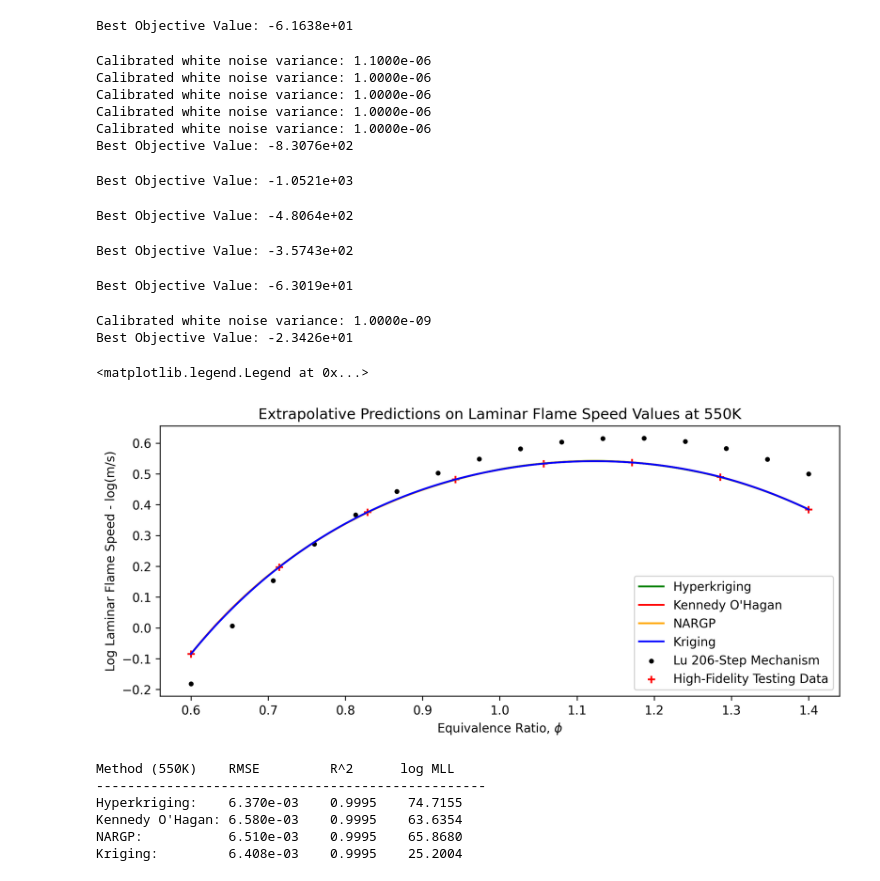
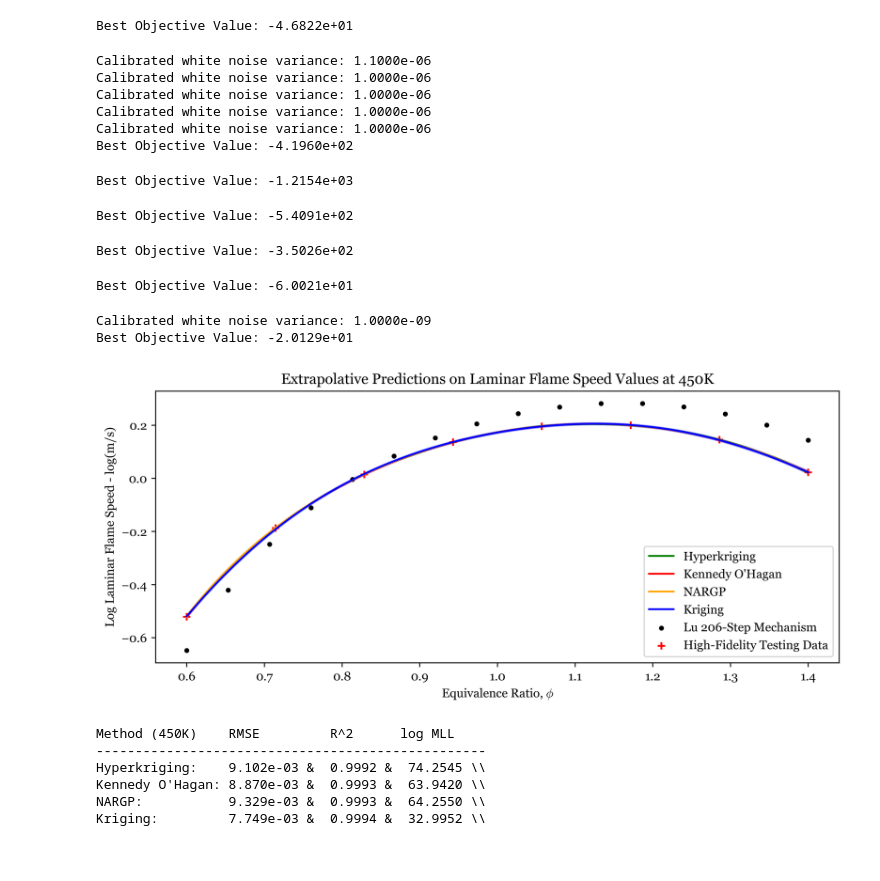
Before and after one commit to atticusdrex/MAGPI, a Jupyter notebook: LaminarFlameSpeed/FlameSpeedNotebook.ipynb, the cells around one changed output. Saved outputs shown, nothing was run; the diff lists cells and outputs as text; code cells hidden in the pictures.

```diff
--- a/LaminarFlameSpeed/FlameSpeedNotebook.ipynb
+++ b/LaminarFlameSpeed/FlameSpeedNotebook.ipynb
@@ -13,7 +13,7 @@ plt.rcParams.update({
 })
 
 # Making some testing data (edit this to test at different temps)
-test_temp = 550
+test_temp = 450
 Xtest = np.linspace(0.6, 1.4, 250).reshape(-1,1)
 Xtest = np.hstack(
     (Xtest, np.ones((Xtest.shape[0], 1))*test_temp)
@@ -137,7 +136,7 @@ Best Objective Value: -4.2648e+01
 # %%
-koh.optimize(4, params = ['k_param', 'm_param', 'rho', 'noise_var'], lr = 1e-3, epochs = 1000, beta = 0.0, k = 50)
+koh.optimize(4, params = ['k_param', 'm_param', 'rho', 'noise_var'], lr = 1e-4, epochs = 5000, beta = 0.9, k = 50)
 # %% [output]
-Best Objective Value: -6.1638e+01
+Best Objective Value: -4.6822e+01
 # %%
 nargp = NARGP(
     data_dict, NARGP_RBF, Linear, max_cond = 1e5, epsilon = 1e-16
@@ -146,28 +145,28 @@ nargp = NARGP(
 # Training GP-Surrogates at each level of fidelity
 nargp.optimize(0, params = ['k_param', 'm_param', 'noise_var'], lr = 1e-3, epochs = 250, beta = 0.9, k = 50)
 nargp.optimize(1, params = ['k_param', 'm_param', 'noise_var'], lr = 1e-3, epochs = 250, beta = 0.9, k = 50)
-nargp.optimize(2, params = ['k_param', 'm_param', 'noise_var'], lr = 1e-3, epochs = 500, beta = 0.9, k = 50)
-nargp.optimize(3, params = ['k_param', 'm_param', 'noise_var'], lr = 1e-3, epochs = 1000, beta = 0.9, k = 50)
+nargp.optimize(2, params = ['k_param', 'm_param', 'noise_var'], lr = 1e-3, epochs = 1000, beta = 0.9, k = 50)
+nargp.optimize(3, params = ['k_param', 'm_param', 'noise_var'], lr = 1e-3, epochs = 2500, beta = 0.9, k = 50)
 # %% [output]
 Calibrated white noise variance: 1.1000e-06
 Calibrated white noise variance: 1.0000e-06
 Calibrated white noise variance: 1.0000e-06
 Calibrated white noise variance: 1.0000e-06
 Calibrated white noise variance: 1.0000e-06
-Best Objective Value: -8.3076e+02
+Best Objective Value: -4.1960e+02
-Best Objective Value: -1.0521e+03
+Best Objective Value: -1.2154e+03
-Best Objective Value: -4.8064e+02
+Best Objective Value: -5.4091e+02
-Best Objective Value: -3.5743e+02
+Best Objective Value: -3.5026e+02
 # %%
-nargp.optimize(4, params = ['k_param', 'm_param', 'noise_var'], lr = 1e-4, epochs = 2500, beta = 0.9, k = 50)
+nargp.optimize(4, params = ['k_param', 'm_param', 'noise_var'], lr = 1e-4, epochs = 5000, beta = 0.9, k = 50)
 # %% [output]
-Best Objective Value: -6.3019e+01
+Best Objective Value: -6.0021e+01
 # %%
 # Training Single-Fidelity Kriging model
 kr_model = GP(data_dict[4]['X'], data_dict[4]['Y'], RBF, Linear, kernel_params = jnp.ones(3), noise_var = 1e-9, epsilon = 1e-8, max_cond = 1e5, calibrate=True)
 optimizer = Momentum(kr_model, neg_mll, beta = 0.9)
-optimizer.kernel_latin_hypercube(15, min=-50, max = 50)
-optimizer.run(1e-4, 1000, ['k_param', 'm_param', 'noise_var'])
+optimizer.latin_hypercube_init('k_param', 15, min=-50, max = 50)
+optimizer.run(1e-2, 5000, ['k_param', 'm_param', 'noise_var'])
 # %% [output]
 Calibrated white noise variance: 1.0000e-09
-Best Objective Value: -2.3426e+01
+Best Objective Value: -2.0129e+01
@@ -187,41 +173,53 @@ kr_conf = 1.96 * np.sqrt(kr_cov)
 # %%
+# Making predictions with each model
+hk_mean, hk_cov = model.predict(Xtest, 4, full_cov = False)
+hk_conf = 1.96 * jnp.sqrt(hk_cov)
+
+koh_mean, koh_cov = koh.predict(Xtest, 4, full_cov = False)
+koh_conf = 1.96 * jnp.sqrt(koh_cov)
+
+nargp_mean, nargp_cov = nargp.predict(Xtest, 4, full_cov = False)
+nargp_conf = 1.96 * jnp.sqrt(nargp_cov)
+
+kr_mean, kr_cov = kr_model.predict(Xtest, full_cov = False)
+kr_conf = 1.96 * np.sqrt(kr_cov)
+
 import matplotlib.pyplot as plt
 
-plt.figure(figsize=(10,4),dpi = 300)
+plt.figure(figsize=(10,4),dpi = 500)
 
 # Plotting the Hyperkriging predictions with uncertainty estimates
 plt.plot(scaler.inverse_transform(Xtest)[:,0], hk_mean, color = 'green', label = 'Hyperkriging')
 plt.fill_between(scaler.inverse_transform(Xtest)[:,0], hk_mean-hk_conf, hk_mean + hk_conf, color = 'green', alpha = 0.3)
 
 # Plotting the AR1 predictions with uncertainty estimates
 plt.plot(scaler.inverse_transform(Xtest)[:,0], koh_mean, color = 'red', label = 'Kennedy O\'Hagan')
 plt.fill_between(scaler.inverse_transform(Xtest)[:,0], koh_mean-koh_conf, koh_mean + koh_conf, color = 'red', alpha = 0.3)
 
 # Plotting the NARGP predictions with uncertainty estimates
 plt.plot(scaler.inverse_transform(Xtest)[:,0], nargp_mean, color = 'orange', label = 'NARGP')
 plt.fill_between(scaler.inverse_transform(Xtest)[:,0], nargp_mean-nargp_conf, nargp_mean + nargp_conf, color = 'orange', alpha = 0.3)
 
 # Plotting the NARGP predictions with uncertainty estimates
 plt.plot(scaler.inverse_transform(Xtest)[:,0], kr_mean, color = 'blue', label = 'Kriging')
 plt.fill_between(scaler.inverse_transform(Xtest)[:,0], kr_mean-kr_conf, kr_mean + kr_conf, color = 'blue', alpha = 0.3)
 
 # Plotting the Fidelity-3 training data for comparison
 inds = (scaler.inverse_transform(data_dict[3]['X'])[:,1] == test_temp)
 Xsim, Ysim = data_dict[3]['X'][inds,:], data_dict[3]['Y'][inds]
 plt.scatter(scaler.inverse_transform(Xsim)[:,0], (Ysim), marker = '.', color = 'black', label = 'Lu 206-Step Mechanism')
 
 # Plotting the unseen high-fidelity testing data
 plt.scatter(Xtrue[:,0], (Ytrue), marker = '+', color = 'red', label = "High-Fidelity Testing Data")
 
 # Plot labeling
 plt.title("Extrapolative Predictions on Laminar Flame Speed Values at %dK" % (test_temp))
 plt.xlabel("Equivalence Ratio, $\phi$")
 plt.ylabel("Log Laminar Flame Speed - log(m/s)")
 plt.legend()
-# plt.savefig("figures/Results_%dK.png" % (test_temp))
+plt.savefig("results/LFS_%dK.png" % (test_temp))
 # %% [output]
-<matplotlib.legend.Legend at 0x...>
-[figure, old version]
+[figure, new version]
 # %%
 from sklearn.metrics import mean_squared_error as MSE
 from sklearn.preprocessing import PolynomialFeatures
@@ -239,14 +237,14 @@ Yhat_lu = lin_model.predict(features.transform(scaler.inverse_transform(Xtest)[:
 
 print("Method (%sK)    RMSE         R^2      log MLL" % (test_temp))
 print("--------------------------------------------------")
-print("Hyperkriging:    %.3e    %.4f    %.4f" % (np.sqrt(MSE(Yhat, hk_mean)), np.corrcoef(Yhat.ravel(), hk_mean.ravel())[0,1], -neg_mll(model.d[4]['model'], model.d[4]['model'].p)))
-print("Kennedy O'Hagan: %.3e    %.4f    %.4f" % (np.sqrt(MSE(Yhat, koh_mean)), np.corrcoef(Yhat.ravel(), koh_mean.ravel())[0,1], -delta_neg_mll(koh.d[4]['model'], koh.d[4]['model'].p)))
-print("NARGP:           %.3e    %.4f    %.4f" % (np.sqrt(MSE(Yhat, nargp_mean)), np.corrcoef(Yhat.ravel(), nargp_mean.ravel())[0,1], -neg_mll(nargp.d[4]['model'], nargp.d[4]['model'].p)))
-print("Kriging:         %.3e    %.4f    %.4f" % (np.sqrt(MSE(Yhat, kr_mean)), np.corrcoef(Yhat.ravel(), kr_mean.ravel())[0,1], -neg_mll(kr_model, kr_model.p)))
+print("Hyperkriging:    %.3e &  %.4f &  %.4f \\\\" % (np.sqrt(MSE(Yhat, hk_mean)), np.corrcoef(Yhat.ravel(), hk_mean.ravel())[0,1], -neg_mll(model.d[4]['model'], model.d[4]['model'].p)))
+print("Kennedy O'Hagan: %.3e &  %.4f &  %.4f \\\\" % (np.sqrt(MSE(Yhat, koh_mean)), np.corrcoef(Yhat.ravel(), koh_mean.ravel())[0,1], -delta_neg_mll(koh.d[4]['model'], koh.d[4]['model'].p)))
+print("NARGP:           %.3e &  %.4f &  %.4f \\\\" % (np.sqrt(MSE(Yhat, nargp_mean)), np.corrcoef(Yhat.ravel(), nargp_mean.ravel())[0,1], -neg_mll(nargp.d[4]['model'], nargp.d[4]['model'].p)))
+print("Kriging:         %.3e &  %.4f &  %.4f \\\\" % (np.sqrt(MSE(Yhat, kr_mean)), np.corrcoef(Yhat.ravel(), kr_mean.ravel())[0,1], -neg_mll(kr_model, kr_model.p)))
 # %% [output]
-Method (550K)    RMSE         R^2      log MLL
+Method (450K)    RMSE         R^2      log MLL
 --------------------------------------------------
-Hyperkriging:    6.370e-03    0.9995    74.7155
-Kennedy O'Hagan: 6.580e-03    0.9995    63.6354
-NARGP:           6.510e-03    0.9995    65.8680
-Kriging:         6.408e-03    0.9995    25.2004
+Hyperkriging:    9.102e-03 &  0.9992 &  74.2545 \\
+Kennedy O'Hagan: 8.870e-03 &  0.9993 &  63.9420 \\
+NARGP:           9.329e-03 &  0.9993 &  64.2550 \\
+Kriging:         7.749e-03 &  0.9994 &  32.9952 \\
```
Also changed, not shown: parts of 4 cells of this notebook, 15 other files.
